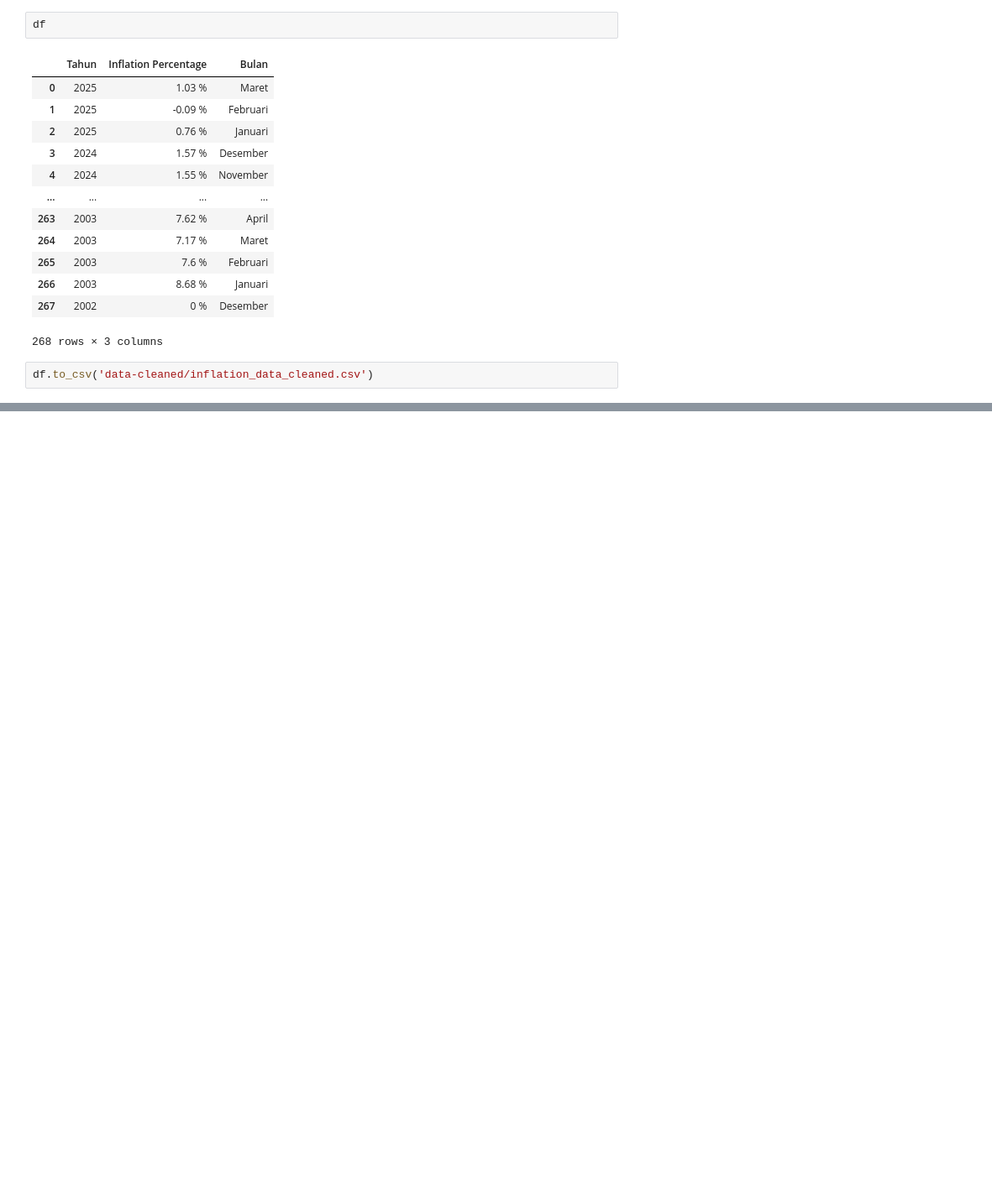
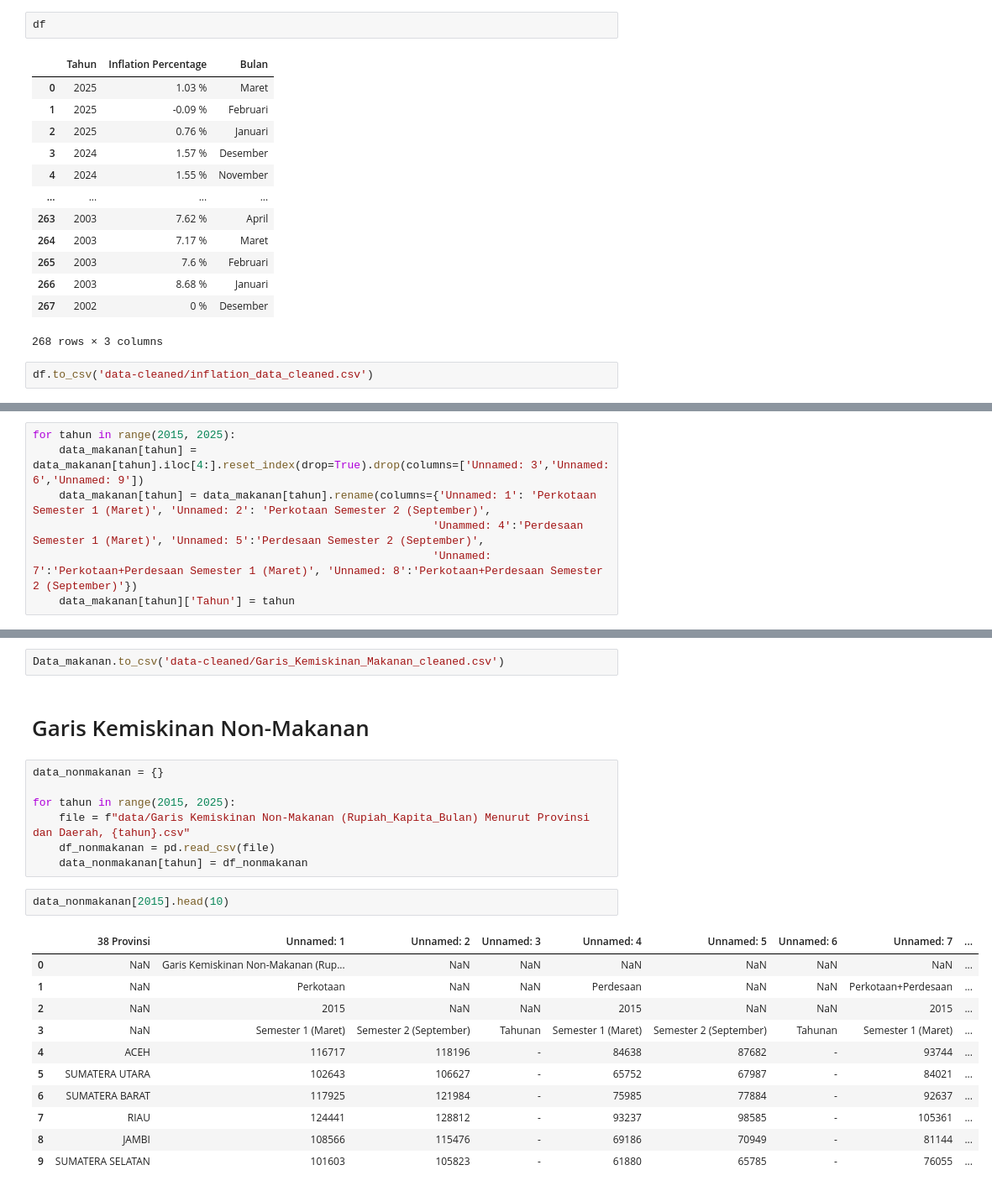
Before and after one commit to yusufimantaka/gamadata-2, a Jupyter notebook: data-cleaning.ipynb, the cells around one changed output, grey strips where cells are left out. Shown at 84% size. Saved outputs shown, nothing was run; the diff lists cells and outputs as text; blank space fills up the shorter version.

```diff
--- a/data-cleaning.ipynb
+++ b/data-cleaning.ipynb
@@ -63,0 +87,7 @@ df.to_csv('data-cleaned/inflation_data_cleaned.csv')
+# %%
+for tahun in range(2015, 2025):
+    data_makanan[tahun] = data_makanan[tahun].iloc[4:].reset_index(drop=True).drop(columns=['Unnamed: 3','Unnamed: 6','Unnamed: 9'])
+    data_makanan[tahun] = data_makanan[tahun].rename(columns={'Unnamed: 1': 'Perkotaan Semester 1 (Maret)', 'Unnamed: 2': 'Perkotaan Semester 2 (September)',
+                                                             'Unammed: 4':'Perdesaan Semester 1 (Maret)', 'Unnamed: 5':'Perdesaan Semester 2 (September)',
+                                                             'Unnamed: 7':'Perkotaan+Perdesaan Semester 1 (Maret)', 'Unnamed: 8':'Perkotaan+Perdesaan Semester 2 (September)'})
+    data_makanan[tahun]['Tahun'] = tahun
@@ -63,0 +125,25 @@ df.to_csv('data-cleaned/inflation_data_cleaned.csv')
+# %%
+Data_makanan.to_csv('data-cleaned/Garis_Kemiskinan_Makanan_cleaned.csv')
+# %% [markdown]
+# Garis Kemiskinan Non-Makanan
+# %%
+data_nonmakanan = {}
+
+for tahun in range(2015, 2025):
+    file = f"data/Garis Kemiskinan Non-Makanan (Rupiah_Kapita_Bulan) Menurut Provinsi dan Daerah, {tahun}.csv"
+    df_nonmakanan = pd.read_csv(file)
+    data_nonmakanan[tahun] = df_nonmakanan
+# %%
+data_nonmakanan[2015].head(10)
+# %% [output]
+|  | 38 Provinsi | Unnamed: 1 | Unnamed: 2 | Unnamed: 3 | Unnamed: 4 | Unnamed: 5 | Unnamed: 6 | Unnamed: 7 | ... |
+| 0 | NaN | Garis Kemiskinan Non-Makanan (Rup... | NaN | NaN | NaN | NaN | NaN | NaN | ... |
+| 1 | NaN | Perkotaan | NaN | NaN | Perdesaan | NaN | NaN | Perkotaan+Perdesaan | ... |
+| 2 | NaN | 2015 | NaN | NaN | 2015 | NaN | NaN | 2015 | ... |
+| 3 | NaN | Semester 1 (Maret) | Semester 2 (September) | Tahunan | Semester 1 (Maret) | Semester 2 (September) | Tahunan | Semester 1 (Maret) | ... |
+| 4 | ACEH | 116717 | 118196 | - | 84638 | 87682 | - | 93744 | ... |
+| 5 | SUMATERA UTARA | 102643 | 106627 | - | 65752 | 67987 | - | 84021 | ... |
+| 6 | SUMATERA BARAT | 117925 | 121984 | - | 75985 | 77884 | - | 92637 | ... |
+| 7 | RIAU | 124441 | 128812 | - | 93237 | 98585 | - | 105361 | ... |
+| 8 | JAMBI | 108566 | 115476 | - | 69186 | 70949 | - | 81144 | ... |
+| 9 | SUMATERA SELATAN | 101603 | 105823 | - | 61880 | 65785 | - | 76055 | ... |
```
Also changed, not shown: parts of 9 cells of this notebook, 2 other files.
